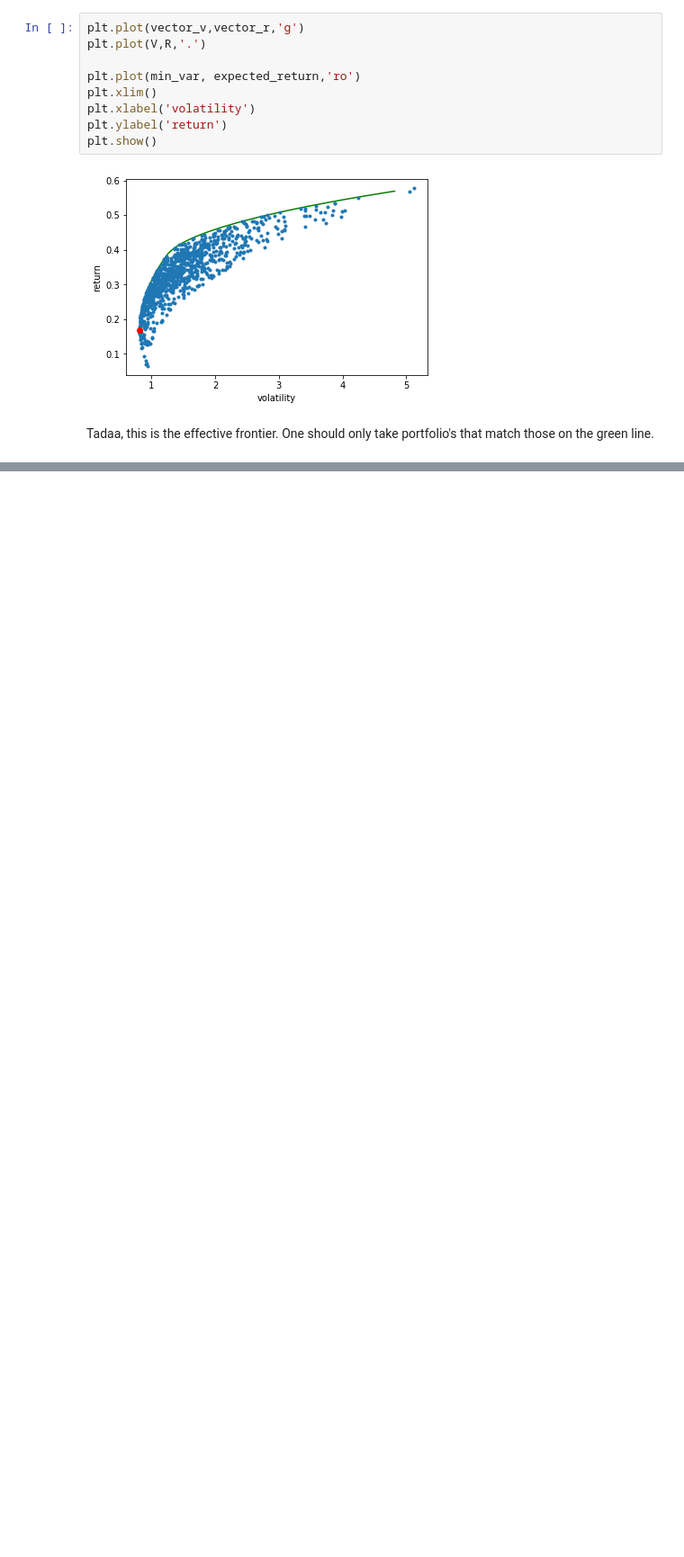
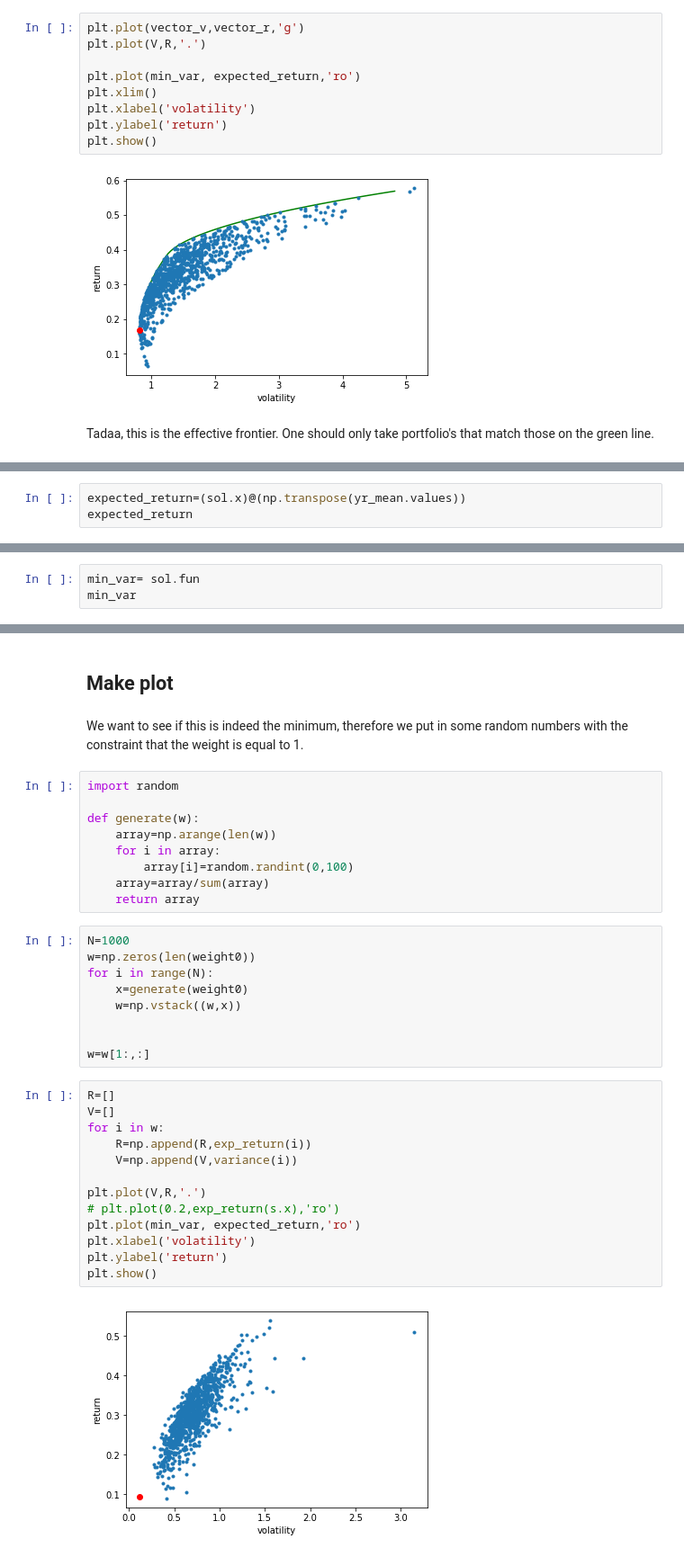
Before and after one commit to AlexanderTrap/Finance-Problemsets, a Jupyter notebook: Portfolio.ipynb, the cells around one changed output, grey strips where cells are left out. Shown at 90% size. Saved outputs shown, nothing was run; the diff lists cells and outputs as text; blank space fills up the shorter version.

```diff
--- a/Portfolio.ipynb
+++ b/Portfolio.ipynb
@@ -419,0 +543,3 @@ Tadaa, this is the effective frontier. One should only take portfolio's that mat
+# %%
+expected_return=(sol.x)@(np.transpose(yr_mean.values))
+expected_return
@@ -419,0 +548,3 @@ Tadaa, this is the effective frontier. One should only take portfolio's that mat
+# %%
+min_var= sol.fun
+min_var
@@ -419,0 +574,37 @@ Tadaa, this is the effective frontier. One should only take portfolio's that mat
+# %% [markdown]
+## Make plot
+# %% [markdown]
+We want to see if this is indeed the minimum, therefore we put in some random numbers with the constraint that the weight is equal to 1.
+# %%
+import random
+
+def generate(w):
+    array=np.arange(len(w))
+    for i in array:
+        array[i]=random.randint(0,100)
+    array=array/sum(array)
+    return array
+# %%
+N=1000
+w=np.zeros(len(weight0))
+for i in range(N):
+    x=generate(weight0)
+    w=np.vstack((w,x))
+
+
+w=w[1:,:]
+# %%
+R=[]
+V=[]
+for i in w:
+    R=np.append(R,exp_return(i))
+    V=np.append(V,variance(i))
+
+plt.plot(V,R,'.')
+# plt.plot(0.2,exp_return(s.x),'ro')
+plt.plot(min_var, expected_return,'ro')
+plt.xlabel('volatility')
+plt.ylabel('return')
+plt.show()
+# %% [output]
+[figure, added]
```
Also changed, not shown: parts of 38 cells of this notebook.
